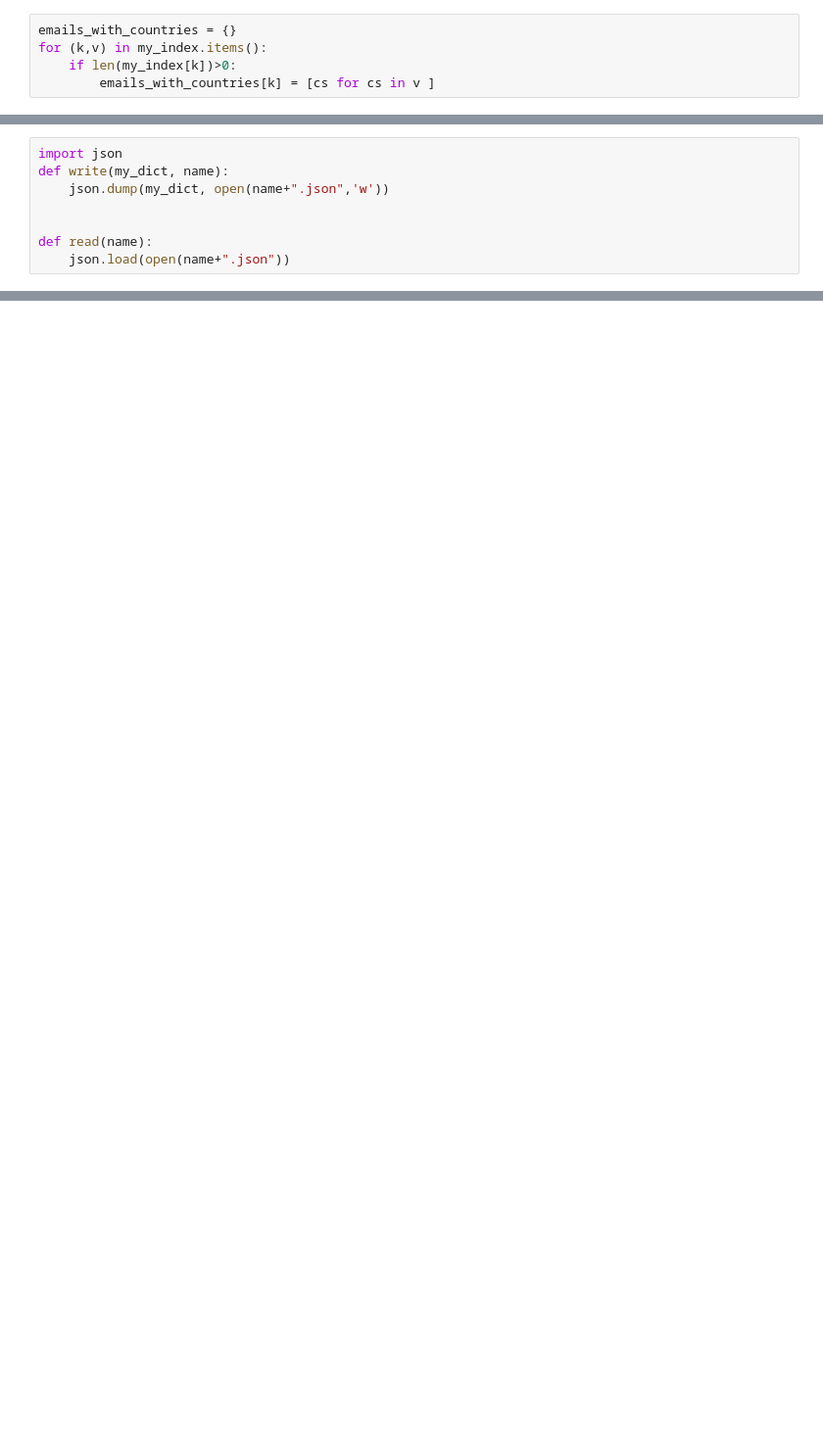
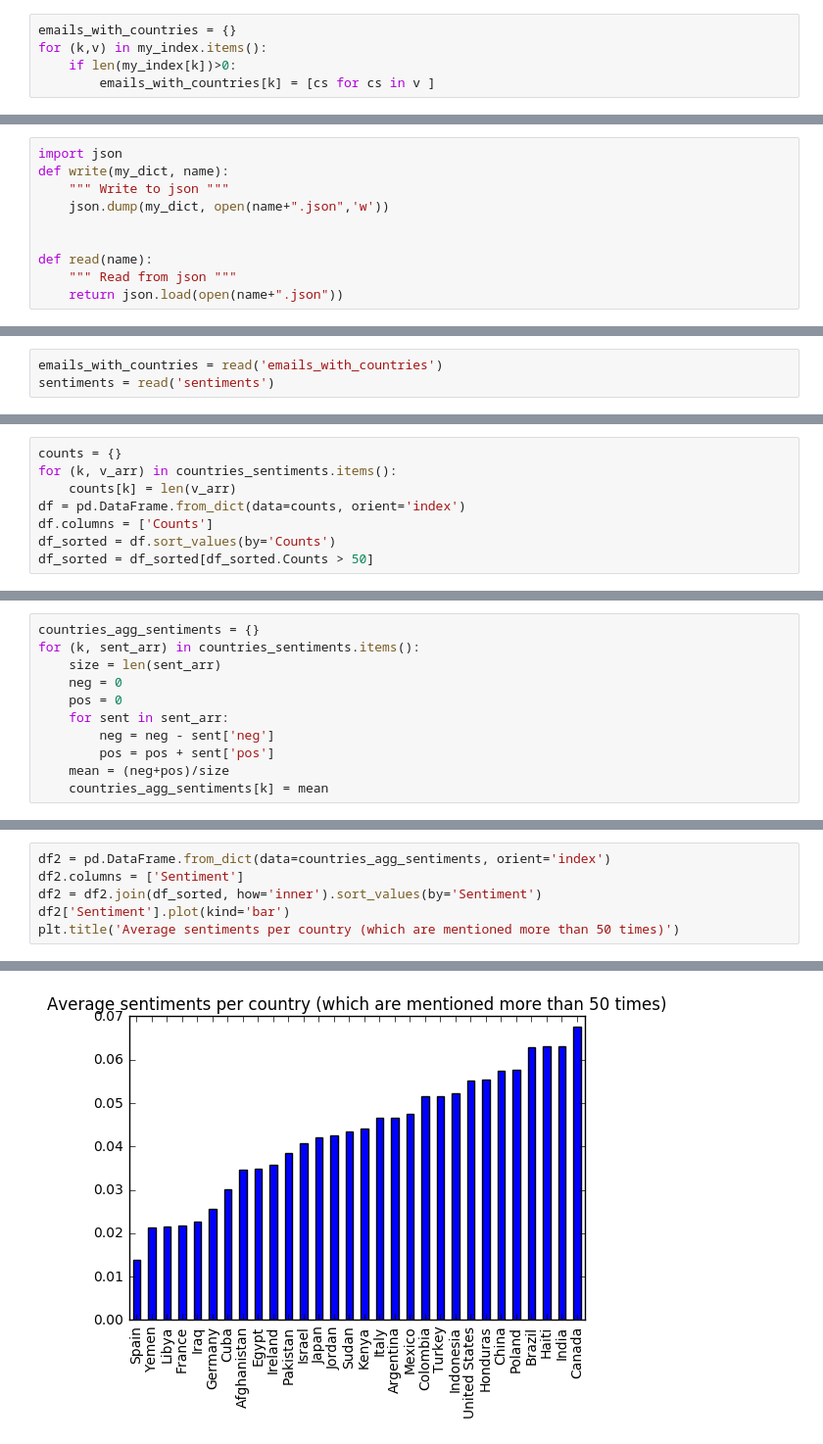
Before and after one commit to bojbilla/AdaHomeworks, a Jupyter notebook: 05 - Taming Text/HW5.ipynb, the cells around one changed output, grey strips where cells are left out. Shown: that part at 98% size. Cells and saved outputs as stored; diff of their text form; blank space fills up the shorter version.

Commit message:
first plot of sentiments

```diff
--- a/05 - Taming Text/HW5.ipynb
+++ b/05 - Taming Text/HW5.ipynb
@@ -204,8 +186,10 @@ write(sentiments, 'sentiments')
 # %%
 import json
 def write(my_dict, name):
+    """ Write to json """
     json.dump(my_dict, open(name+".json",'w'))
 
 
 def read(name):
-    json.load(open(name+".json"))
+    """ Read from json """
+    return json.load(open(name+".json"))
@@ -214,0 +203,3 @@ write(emails_with_countries, 'emails_with_countries')
+# %%
+emails_with_countries = read('emails_with_countries')
+sentiments = read('sentiments')
@@ -239,0 +217,8 @@ for (k,v_arr) in emails_with_countries.items():
+# %%
+counts = {}
+for (k, v_arr) in countries_sentiments.items():
+    counts[k] = len(v_arr)
+df = pd.DataFrame.from_dict(data=counts, orient='index')
+df.columns = ['Counts']
+df_sorted = df.sort_values(by='Counts')
+df_sorted = df_sorted[df_sorted.Counts > 50]
@@ -239,0 +227,11 @@ for (k,v_arr) in emails_with_countries.items():
+# %%
+countries_agg_sentiments = {}
+for (k, sent_arr) in countries_sentiments.items():
+    size = len(sent_arr)
+    neg = 0
+    pos = 0
+    for sent in sent_arr:
+        neg = neg - sent['neg']
+        pos = pos + sent['pos']
+    mean = (neg+pos)/size
+    countries_agg_sentiments[k] = mean
@@ -239,0 +240,7 @@ for (k,v_arr) in emails_with_countries.items():
+# %%
+df2 = pd.DataFrame.from_dict(data=countries_agg_sentiments, orient='index')
+df2.columns = ['Sentiment']
+df2 = df2.join(df_sorted, how='inner').sort_values(by='Sentiment')
+df2['Sentiment'].plot(kind='bar')
+plt.title('Average sentiments per country (which are mentioned more than 50 times)')
+# %% [output]
@@ -239,0 +248 @@ for (k,v_arr) in emails_with_countries.items():
+[figure, added]
```
Also changed, not shown: parts of 21 cells of this notebook.
